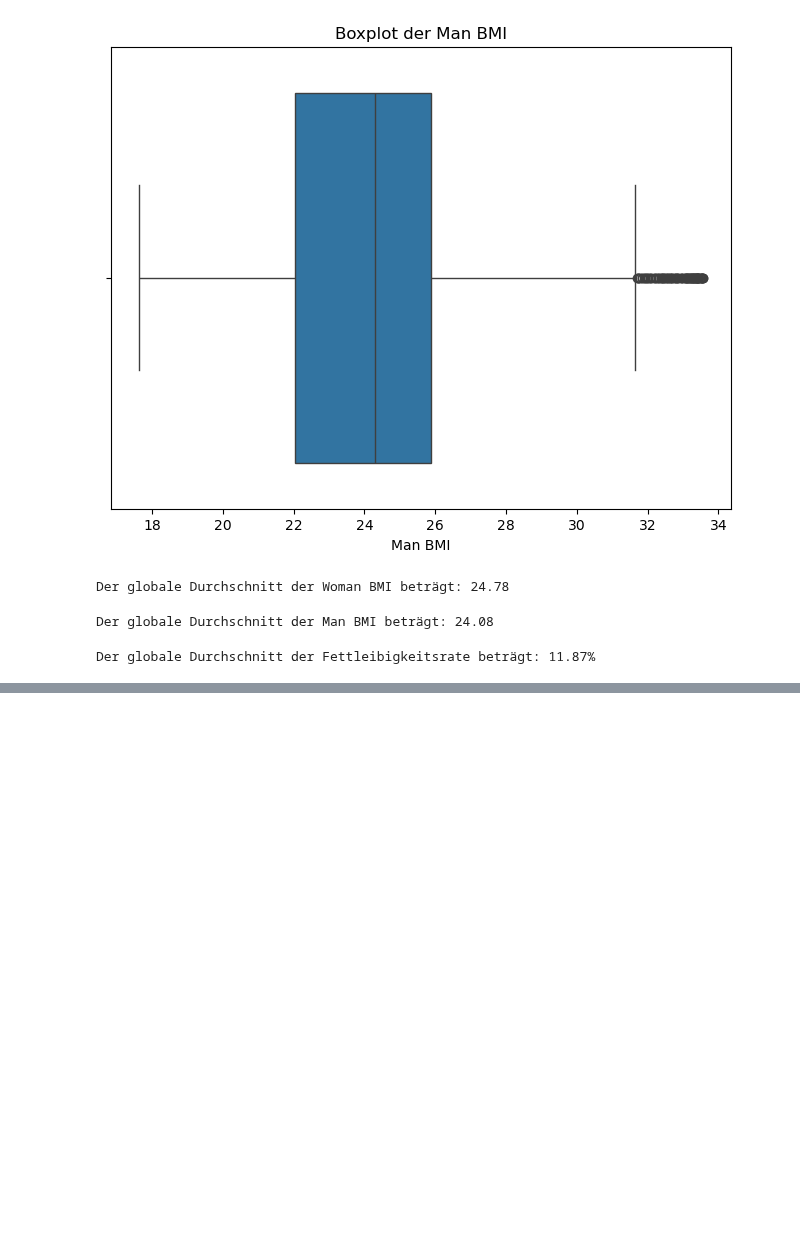
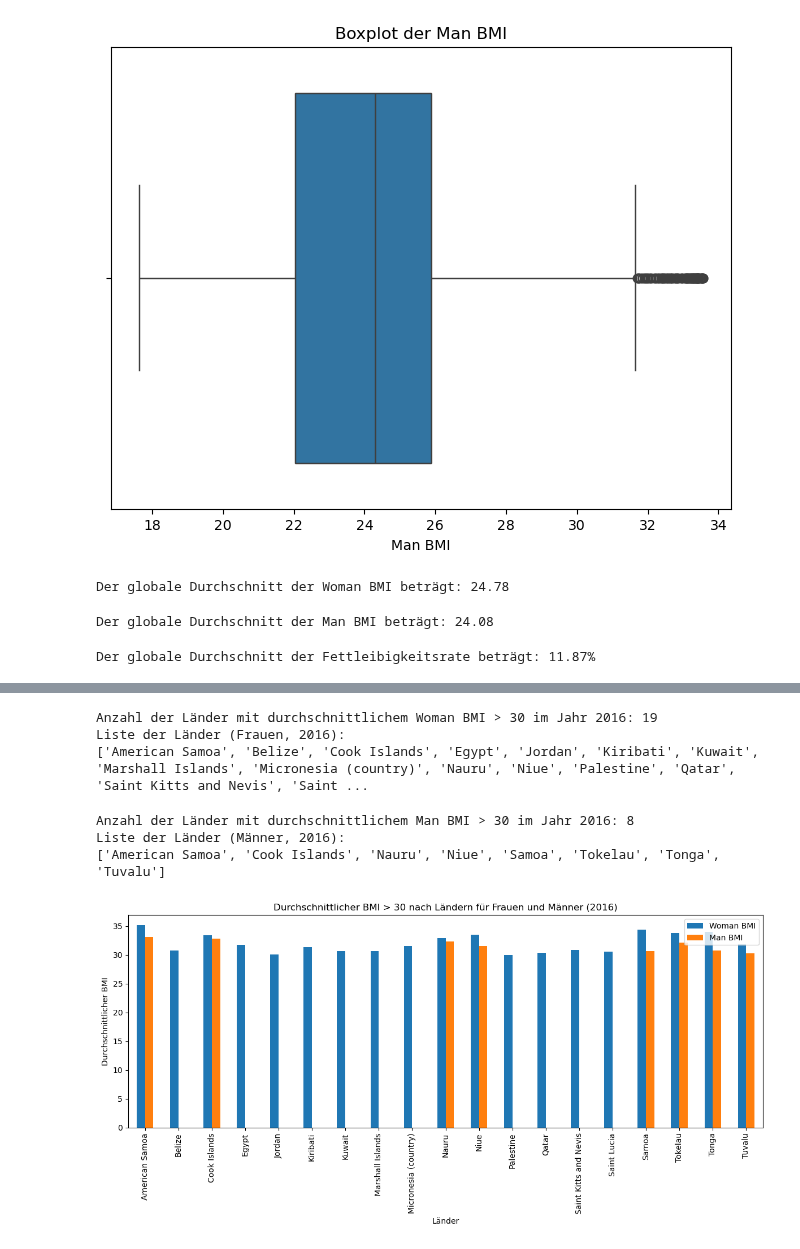
Before and after one commit to simona-cyber/LN-Python, a Jupyter notebook: Grundgerüst_Leistungsnachweis.ipynb, the cells around one changed output, grey strips where cells are left out. Drawn from its saved outputs; the diff is of its cells as text; code cells hidden in the pictures; blank space fills up the shorter version.

Commit message:
liste genauer gemacht

```diff
--- a/Grundgerüst_Leistungsnachweis.ipynb
+++ b/Grundgerüst_Leistungsnachweis.ipynb
@@ -1211,0 +1134,66 @@ plt.show()
+# %%
+import pandas as pd
+
+# Länder aus df2 mit Woman BMI > 30 für das Jahr 2016 filtern
+bmi_ueber_30_frauen_2016 = df2[(df2['Woman BMI'] > 30) & (df2['Jahr'] == 2016)]
+
+# Nur die Länder extrahieren und doppelte Einträge entfernen
+laender_frauen_2016 = bmi_ueber_30_frauen_2016['Gebiet'].drop_duplicates()
+
+# Anzahl der Länder und die Liste der Länder ausgeben
+anzahl_frauen_2016 = len(laender_frauen_2016)
+print(f"Anzahl der Länder mit durchschnittlichem Woman BMI > 30 im Jahr 2016: {anzahl_frauen_2016}")
+print("Liste der Länder (Frauen, 2016):")
+print(laender_frauen_2016.tolist())
+# %% [output]
+Anzahl der Länder mit durchschnittlichem Woman BMI > 30 im Jahr 2016: 19
+Liste der Länder (Frauen, 2016):
+['American Samoa', 'Belize', 'Cook Islands', 'Egypt', 'Jordan', 'Kiribati', 'Kuwait', 'Marshall Islands', 'Micronesia (country)', 'Nauru', 'Niue', 'Palestine', 'Qatar', 'Saint Kitts and Nevis', 'Saint ...
+# %%
+import pandas as pd
+
+# Länder aus df3 mit Man BMI > 30 für das Jahr 2016 filtern
+bmi_ueber_30_maenner_2016 = df3[(df3['Man BMI'] > 30) & (df3['Jahr'] == 2016)]
+
+# Nur die Länder extrahieren und doppelte Einträge entfernen
+laender_maenner_2016 = bmi_ueber_30_maenner_2016['Gebiet'].drop_duplicates()
+
+# Anzahl der Länder und die Liste der Länder ausgeben
+anzahl_maenner_2016 = len(laender_maenner_2016)
+print(f"Anzahl der Länder mit durchschnittlichem Man BMI > 30 im Jahr 2016: {anzahl_maenner_2016}")
+print("Liste der Länder (Männer, 2016):")
+print(laender_maenner_2016.tolist())
+# %% [output]
+Anzahl der Länder mit durchschnittlichem Man BMI > 30 im Jahr 2016: 8
+Liste der Länder (Männer, 2016):
+['American Samoa', 'Cook Islands', 'Nauru', 'Niue', 'Samoa', 'Tokelau', 'Tonga', 'Tuvalu']
+# %%
+import pandas as pd
+import matplotlib.pyplot as plt
+
+# Länder aus df2 mit Woman BMI > 30 für das Jahr 2016 filtern
+bmi_ueber_30_frauen_2016 = df2[(df2['Woman BMI'] > 30) & (df2['Jahr'] == 2016)]
+laender_frauen_2016 = bmi_ueber_30_frauen_2016[['Gebiet', 'Woman BMI']].drop_duplicates()
+
+# Länder aus df3 mit Man BMI > 30 für das Jahr 2016 filtern
+bmi_ueber_30_maenner_2016 = df3[(df3['Man BMI'] > 30) & (df3['Jahr'] == 2016)]
+laender_maenner_2016 = bmi_ueber_30_maenner_2016[['Gebiet', 'Man BMI']].drop_duplicates()
+
+# Zusammenführen der beiden Tabellen zu einer gemeinsamen Tabelle
+bmi_ueber_30_2016 = pd.merge(laender_frauen_2016, laender_maenner_2016, on='Gebiet', how='outer')
+
+# Balkendiagramm erstellen
+bmi_ueber_30_2016.plot(
+    x='Gebiet',
+    kind='bar',
+    stacked=False,
+    figsize=(12, 6),
+    title='Durchschnittlicher BMI > 30 nach Ländern für Frauen und Männer (2016)'
+)
+plt.xlabel('Länder')
+plt.ylabel('Durchschnittlicher BMI')
+plt.legend(['Woman BMI', 'Man BMI'])
+plt.tight_layout()
+plt.show()
+# %% [output]
+[figure, added]
```
Also changed, not shown: parts of 5 cells of this notebook.
